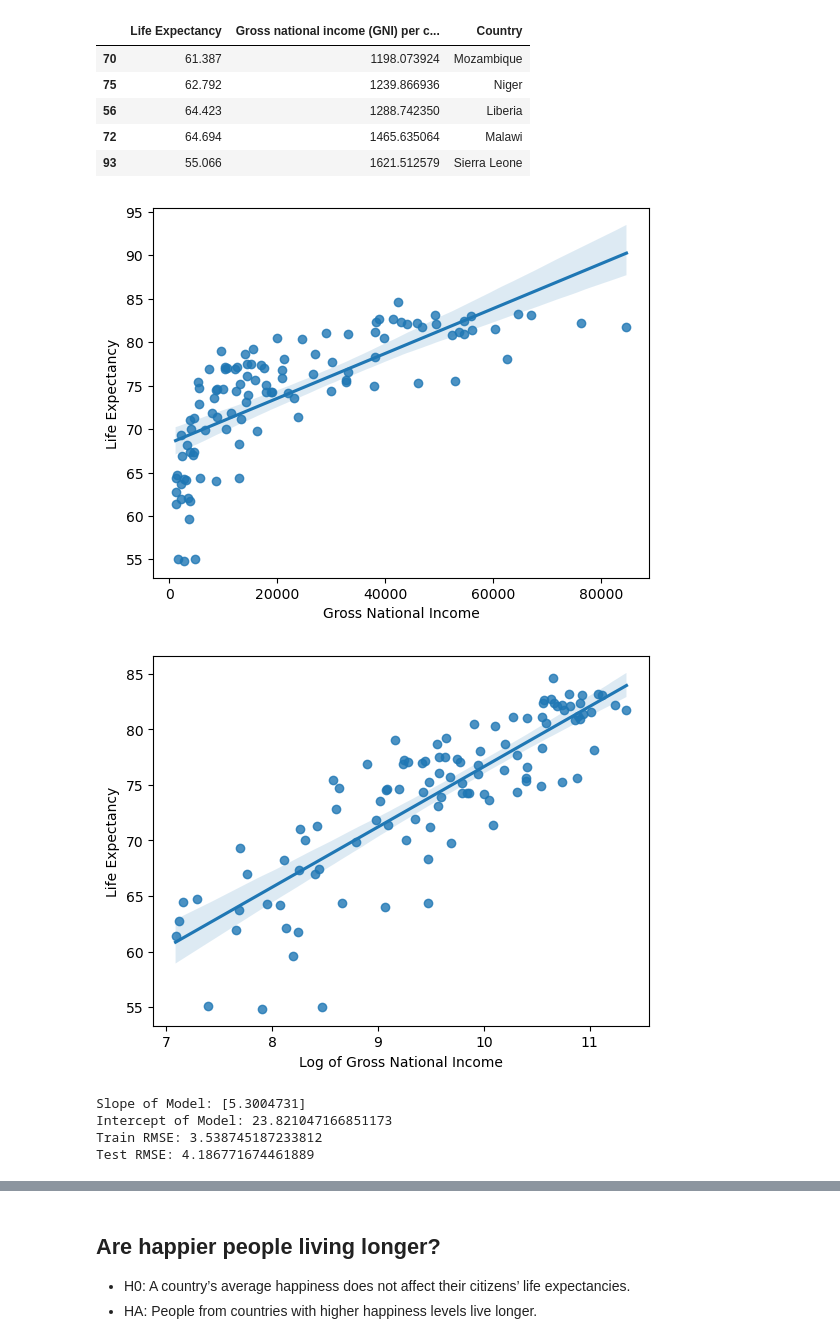
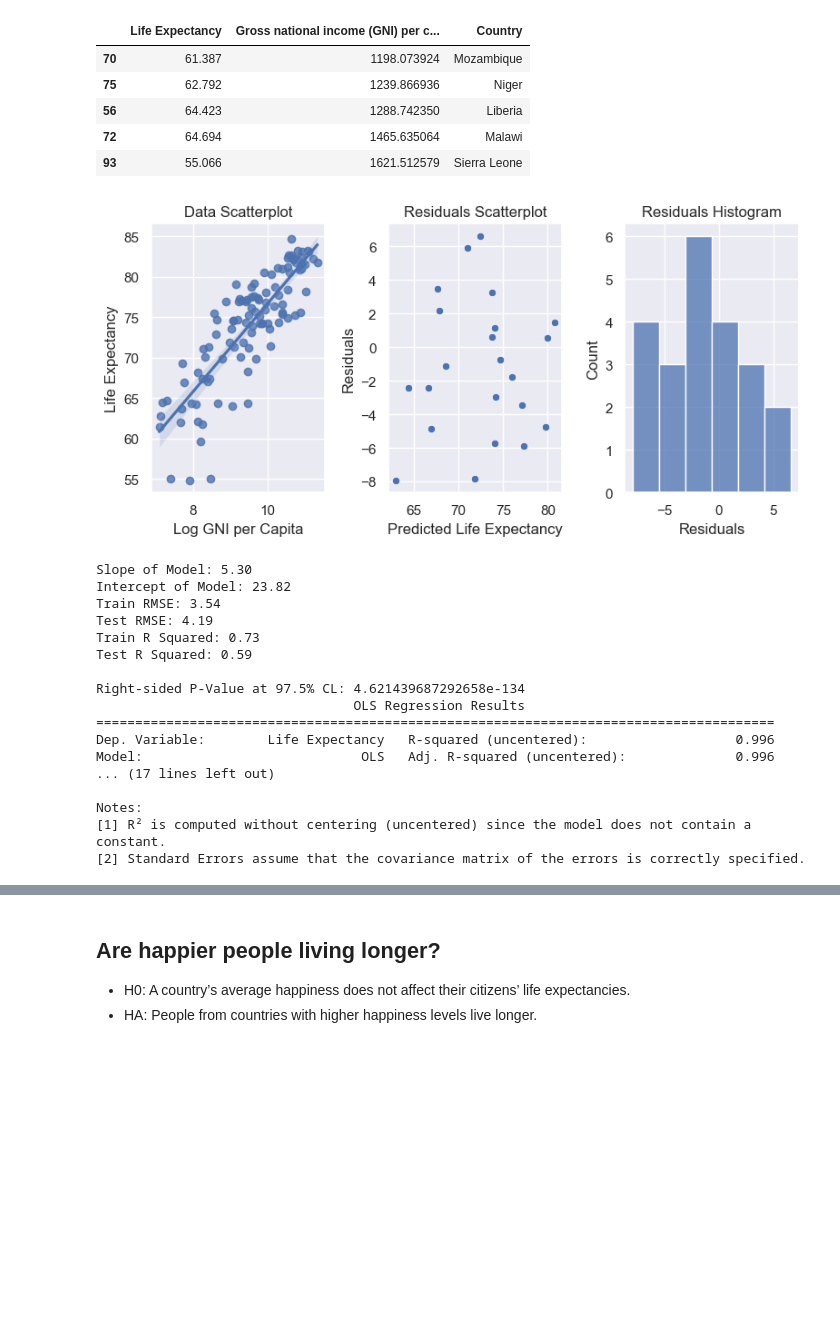
Before and after one commit to ryanbordo/Life-Expectancies-Analysis, a Jupyter notebook: p5-final.ipynb, the cells around one changed output, grey strips where cells are left out. Saved outputs shown, nothing was run; the diff lists cells and outputs as text; code cells hidden in the pictures; blank space fills up the shorter version.

```diff
--- a/p5-final.ipynb
+++ b/p5-final.ipynb
@@ -255,32 +257,46 @@ df_h3.head()
 | 93 | 55.066 | 1621.512579 | Sierra Leone |
 # %%
 X = (df_h3["Gross national income (GNI) per capita"].to_numpy().reshape(-1,1))
-sns.regplot(x = X,y = y).set(xlabel='Gross National Income', ylabel='Life Expectancy')
-plt.show()
 #Used log transformation because data showed strong log(x) type, diminishing returns curve
 X = np.log(df_h3["Gross national income (GNI) per capita"].to_numpy().reshape(-1,1))
 y = (df_h3["Life Expectancy"])
-sns.regplot(x = X,y = y).set(xlabel='Log of Gross National Income', ylabel='Life Expectancy')
-plt.show()
-schooling_train, schooling_test, exp_train, exp_test = train_test_split(X, y, test_size=0.2, random_state=94)
-model_h3 = LinearRegression().fit(schooling_train,exp_train)
-train_predictions = model_h3.predict(schooling_train)
-test_predictions = model_h3.predict(schooling_test)
+GNI_train, GNI_test, exp_train, exp_test = train_test_split(X, y, test_size=0.2, random_state=94)
+model_h3 = LinearRegression().fit(GNI_train,exp_train)
+train_predictions = model_h3.predict(GNI_train)
+test_predictions = model_h3.predict(GNI_test)
+train_r_squared = model_h3.score(GNI_train,exp_train)
+test_r_squared = model_h3.score(GNI_test,exp_test)
 train_residuals = exp_train - train_predictions
 test_residuals = exp_test - test_predictions
-print("Slope of Model:",model_h3.coef_,"\nIntercept of Model:",model_h3.intercept_)
 train_rmse = np.sqrt(np.mean(train_residuals**2))
 test_rmse = np.sqrt(np.mean(test_residuals**2))
-print("Train RMSE:",train_rmse,"\nTest RMSE:",test_rmse)
-sns.scatterplot(x = test_predictions, y = test_residuals).set(xlabel='Predicted Life Expectancy', ylabel='Residuals')
+f, (ax1, ax2, ax3) = plt.subplots(1, 3)
+sns.regplot(x = X,y = y, ax = ax1).set(title = "Data Scatterplot", xlabel='Log GNI per Capita', ylabel='Life Expectancy')
+sns.scatterplot(x = test_predictions, y = test_residuals, ax = ax2).set(title = "Residuals Scatterplot", xlabel='Predicted Life Expectancy', ylabel='Residuals')
+sns.histplot(test_residuals, ax = ax3).set(title = "Residuals Histogram",xlabel='Residuals', ylabel='Count')
 plt.show()
 OLS_model_h3 = sm.OLS(y, X).fit()
+print("Slope of Model:",f'{model_h3.coef_[0]:.2f}',"\nIntercept of Model:",f'{model_h3.intercept_:.2f}')
+print("Train RMSE:",f'{train_rmse:.2f}',"\nTest RMSE:",f'{test_rmse:.2f}')
+print("Train R Squared:",f'{train_r_squared:.2f}',"\nTest R Squared:",f'{test_r_squared:.2f}')
+print("\nRight-sided P-Value at 97.5% CL:",OLS_model_h3.t_test(1).pvalue)
 print(OLS_model_h3.summary())
-print("\nRight-sided P-Value at 97.5% CL:",OLS_model_h3.t_test(1).pvalue)
 # %% [output]
-[figure, old version]
+[figure, new version]
-[figure, removed]
-Slope of Model: [5.3004731]
-Intercept of Model: 23.821047166851173
-Train RMSE: 3.538745187233812
-Test RMSE: 4.186771674461889
+Slope of Model: 5.30
+Intercept of Model: 23.82
+Train RMSE: 3.54
+Test RMSE: 4.19
+Train R Squared: 0.73
+Test R Squared: 0.59
+
+Right-sided P-Value at 97.5% CL: 4.621439687292658e-134
+                                 OLS Regression Results
+=======================================================================================
+Dep. Variable:        Life Expectancy   R-squared (uncentered):                   0.996
+Model:                            OLS   Adj. R-squared (uncentered):              0.996
+... (17 lines left out)
+
+Notes:
+[1] R² is computed without centering (uncentered) since the model does not contain a constant.
+[2] Standard Errors assume that the covariance matrix of the errors is correctly specified.
```
Also changed, not shown: parts of 37 cells of this notebook.
